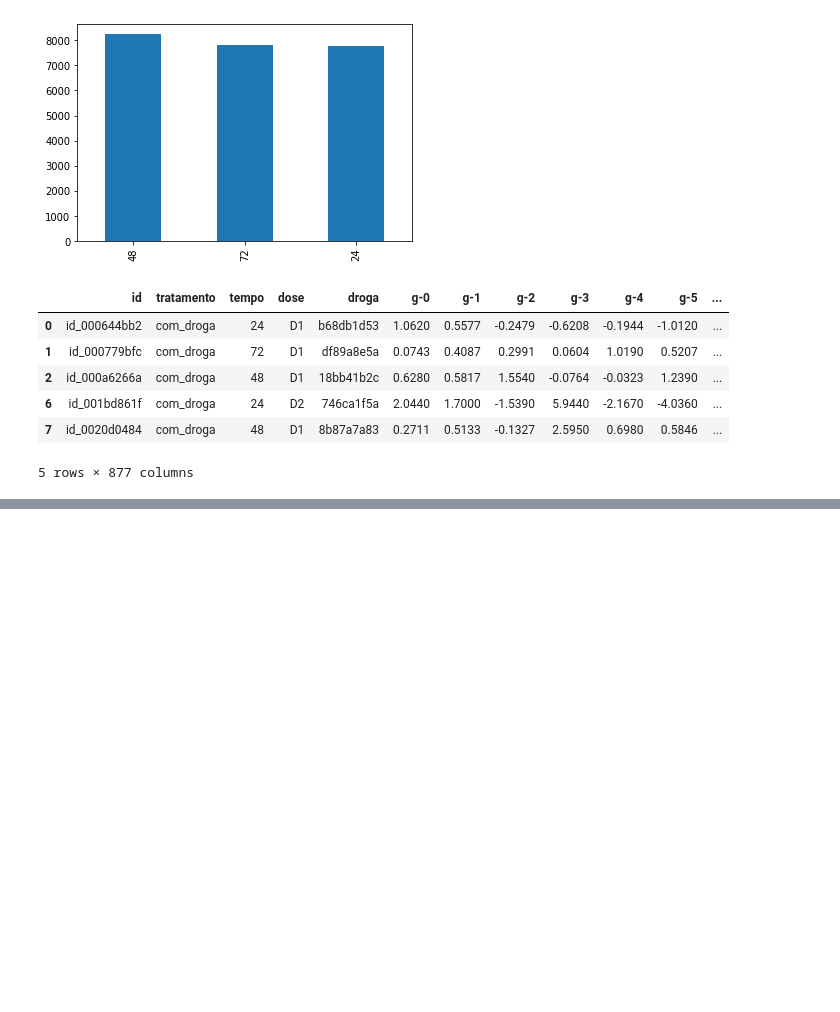
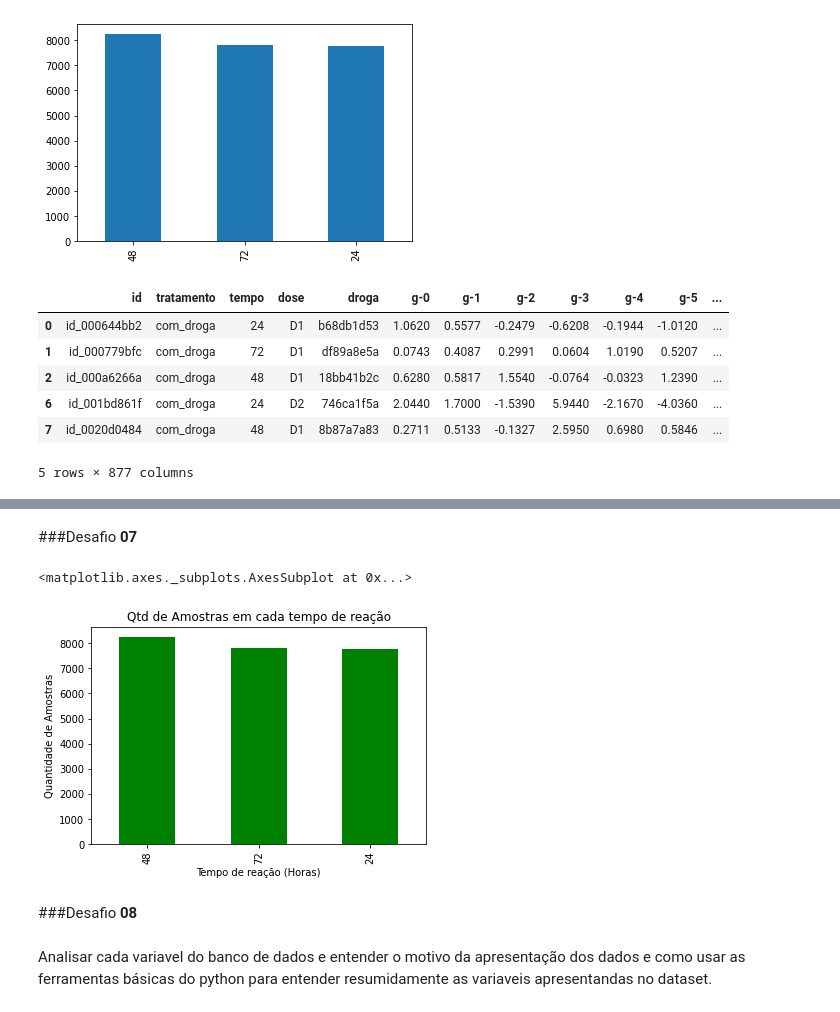
Before and after one commit to Fazin/imersaodados3, a Jupyter notebook: Aula_01.ipynb, the cells around one changed output, grey strips where cells are left out. Saved outputs shown, nothing was run; the diff lists cells and outputs as text; code cells hidden in the pictures; blank space fills up the shorter version.

```diff
--- a/Aula_01.ipynb
+++ b/Aula_01.ipynb
@@ -161,0 +212,4 @@ dados_filtrados.head()
+# %%
+###Desafio 06: Renomear as colunas tirando o hífen.
+nome_colunas = dados.columns
+nome_colunas
@@ -161,0 +223,4 @@ dados_filtrados.head()
+# %%
+novo_nome = [nome.replace('-', '') for nome in nome_colunas]
+# %%
+dados.columns = novo_nome
@@ -163,0 +246,12 @@ dados_filtrados.head()
+# %% [markdown]
+###Desafio **07**
+# %%
+###Desafio 07: Deixar os gráficos bonitões. (Matplotlib.pyplot)
+dados['tempo'].value_counts().plot.bar(ylabel='Quantidade de Amostras', xlabel='Tempo de reação (Horas)',title='Qtd de Amostras em cada tempo de reação', color='green')
+# %% [output]
+<matplotlib.axes._subplots.AxesSubplot at 0x...>
+[figure, added]
+# %% [markdown]
+###Desafio **08**
+# %% [markdown]
+Analisar cada variavel do banco de dados e entender o motivo da apresentação dos dados e como usar as ferramentas básicas do python para entender resumidamente as variaveis apresentandas no dataset.
```
Also changed, not shown: parts of 26 cells of this notebook.
